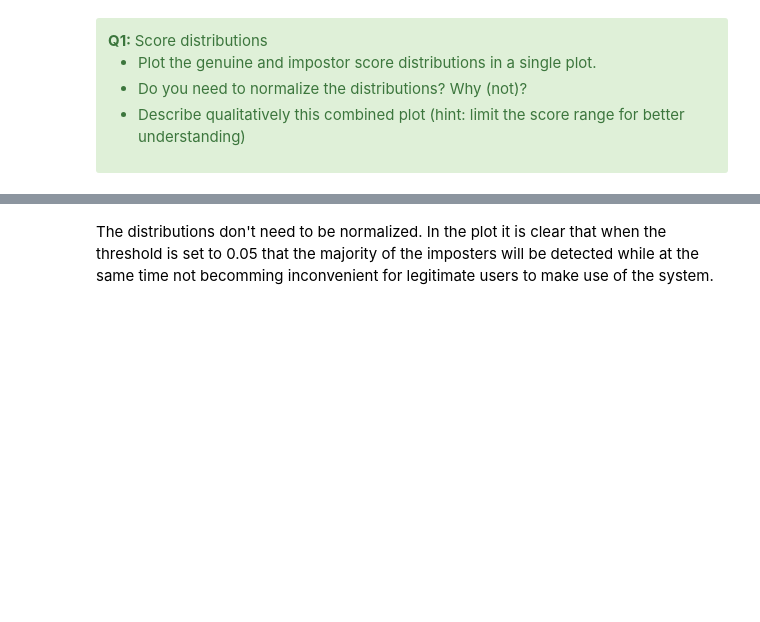
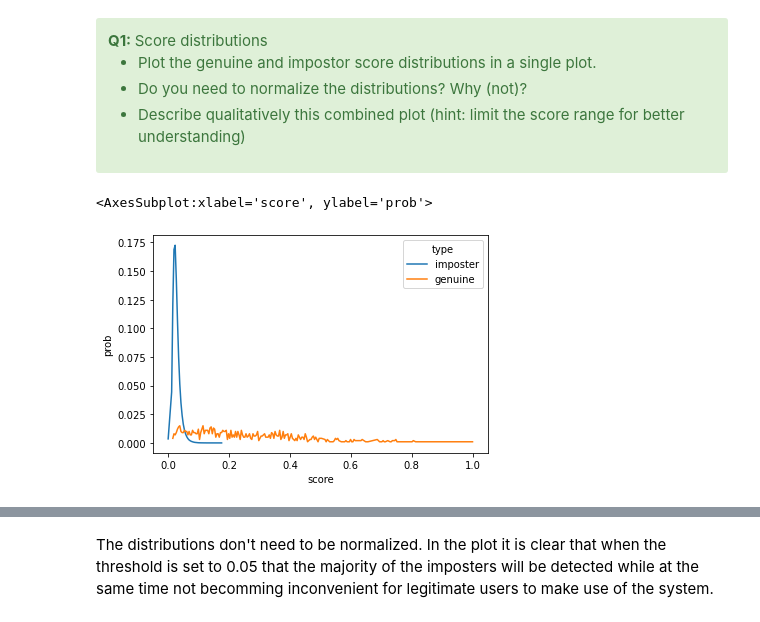
Before and after one commit to Everaert-K/Biometrics-system-concepts, a Jupyter notebook: assignment_1.ipynb, the cells around one changed output, grey strips where cells are left out. Drawn from its saved outputs; the diff is of its cells as text; code cells hidden in the pictures; blank space fills up the shorter version.

```diff
--- a/assignment_1.ipynb
+++ b/assignment_1.ipynb
@@ -145,5 +145,43 @@ Given the genuine and impostor scores (from section I), we can plot the imposter
   <li>Describe qualitatively this combined plot (hint: limit the score range for better understanding)</li>
 </ul>
 </div>
+# %%
+"""Plot the genuine and imposter score distributions."""
+# LI
+imposter_indexes = [index for index, element in enumerate(li_genuine_id) if element == 0]
+imposter_scores = [li_scores[i] for i in imposter_indexes]
+
+genuine_indexes = [index for index, element in enumerate(li_genuine_id) if element == 1]
+genuine_scores = [li_scores[i] for i in genuine_indexes]
+
+imposter_df = pd.DataFrame({'score' : imposter_scores})
+genuine_df = pd.DataFrame({'score' : genuine_scores})
+# genuine_df = genuine_df.loc[(genuine_df['score'] < 0.3)]
+
+imposter_df['type'] = "imposter"
+genuine_df['type'] = "genuine"
+
+number_of_imposters = len(imposter_scores)
+# print(number_of_imposters)
+number_of_genuine = len(genuine_scores)
+# print(number_of_genuine)
+# number_of_genuine = sum(1 for e in genuine_scores if e <0.3)
+
+imposter_df['count'] = imposter_df.groupby('score')['score'].transform('size')
+imposter_df['prob'] = imposter_df['count']/number_of_imposters
+imposter_df = imposter_df.drop_duplicates()
+# print(imposter_df['prob'].sum())
+
+genuine_df['count'] = genuine_df.groupby('score')['score'].transform('size')
+genuine_df['prob'] = genuine_df['count']/number_of_genuine
+genuine_df = genuine_df.drop_duplicates()
+# print(genuine_df['prob'].sum())
+
+df = imposter_df.append(genuine_df)
+
+sns.lineplot(data=df,x='score',y='prob',hue='type')
+# %% [output]
+<AxesSubplot:xlabel='score', ylabel='prob'>
+[figure, added]
 # %%
 """Plot the genuine and imposter score distributions."""
```
Also changed, not shown: parts of 27 cells of this notebook.
